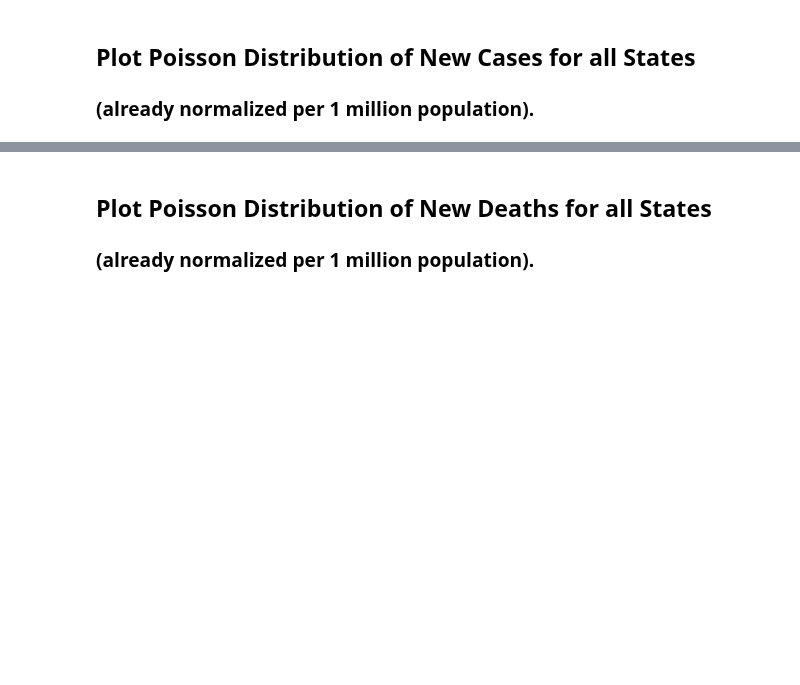
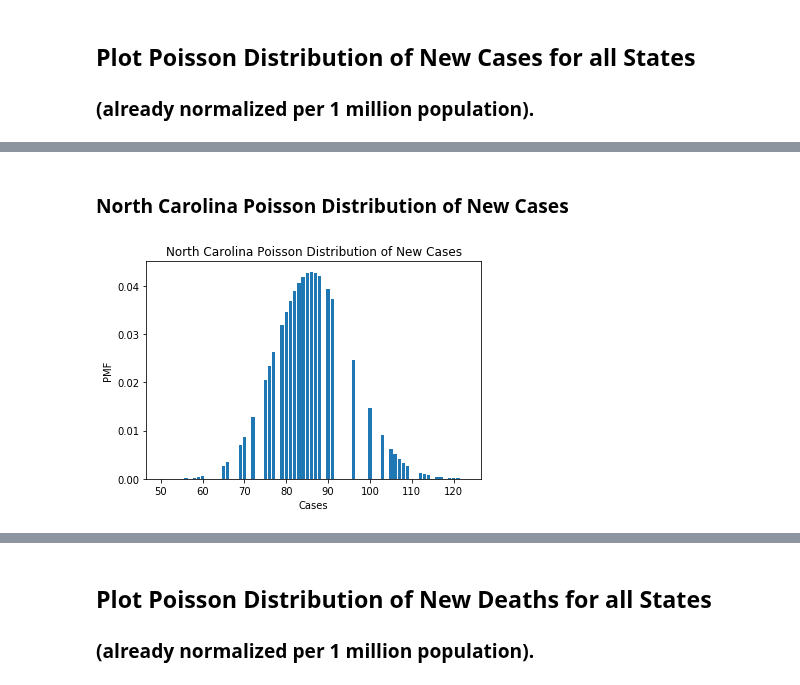
Before and after one commit to HarinB4/Covid-19DataProject, a Jupyter notebook: src/Stage_II/Badesha/Task 2.ipynb, the cells around one changed output, grey strips where cells are left out. Saved outputs shown, nothing was run; the diff lists cells and outputs as text; code cells hidden in the pictures; blank space fills up the shorter version.

```diff
--- a/src/Stage_II/Badesha/Task 2.ipynb
+++ b/src/Stage_II/Badesha/Task 2.ipynb
@@ -165,0 +159,6 @@ Plot_poisson(MyStateCases, col='PA', title = 'Philadelphia Poisson distrubution
+# %% [markdown]
+### North Carolina Poisson Distribution of New Cases
+# %%
+NewPois(MyStateCases, col='NC', title = 'North Carolina Poisson Distribution of New Cases', x = 'Cases')
+# %% [output]
+[figure, added]
```
Also changed, not shown: parts of 39 cells of this notebook.
